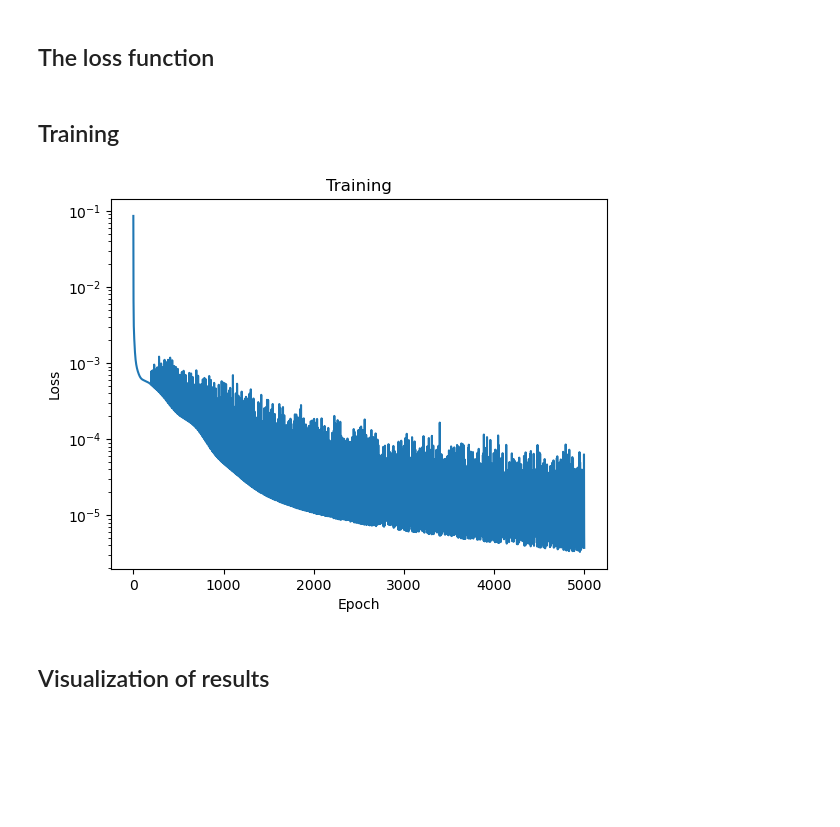
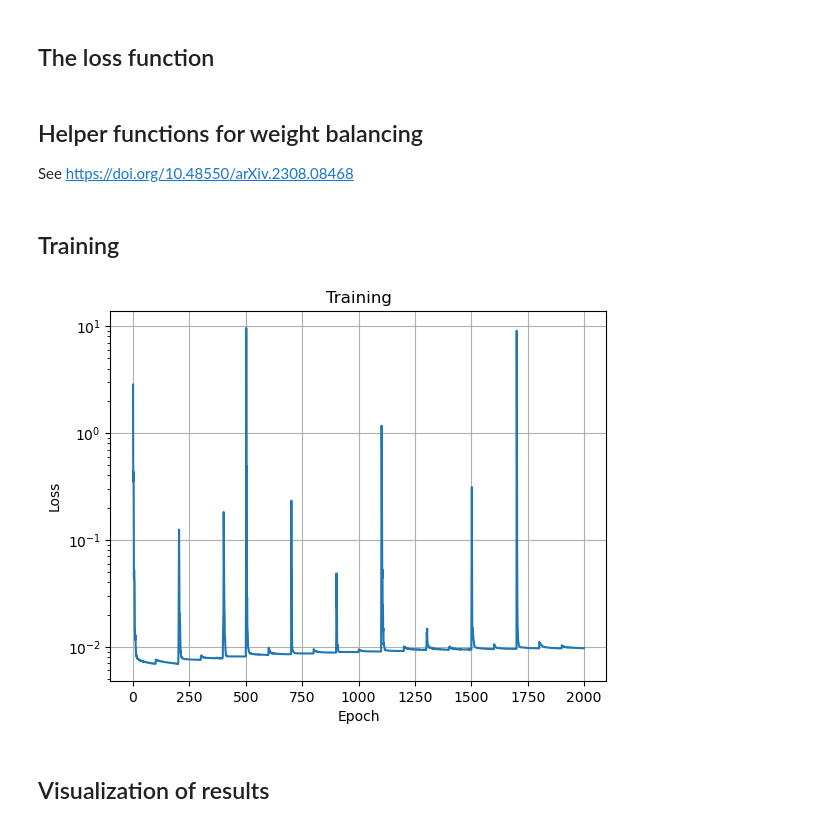
Before and after one commit to meyer-nils/numerical_examples, a Jupyter notebook: plate_hole_2d/tensorflow.ipynb, the cells around one changed output. Cells and saved outputs as stored; diff of their text form; code cells hidden in the pictures; blank space fills up the shorter version.

```diff
--- a/plate_hole_2d/tensorflow.ipynb
+++ b/plate_hole_2d/tensorflow.ipynb
@@ -146,16 +238,22 @@ def custom_loss(pos):
+# %% [markdown]
+## Helper functions for weight balancing
+
+See https://doi.org/10.48550/arXiv.2308.08468
+# %%
+# Initial weight of PDE loss
+W_PDE = 1.0
+# Initial weight of Dirichlet loss
+W_DIR = 1.0
+# Initial weight of Neumann loss
+W_NEU = 1.0
+# Initial weight of hole loss
+W_HOLE = 1.0
+# Weight update factor
+ALPHA = 0.9
+
+
+def update_weight(weight, grad_sum, norm):
+    new_weight = grad_sum / norm
+    return ALPHA * weight + (1 - ALPHA) * new_weight
 # %% [markdown]
 ## Training
-# %%
-opt = keras.optimizers.Adam(learning_rate=0.001)
-model.compile(optimizer=opt, loss=custom_loss(domain))
-
-dummy = np.zeros_like(domain)
-history = model.fit(dummy, dummy, epochs=5000, verbose=0)
-
-plt.semilogy(history.history["loss"])
-plt.title("Training")
-plt.ylabel("Loss")
-plt.xlabel("Epoch")
-plt.show()
-# %% [output]
-[figure, removed]
@@ -162,3 +327,12 @@ plt.show()
+# %%
+plt.semilogy(history)
+plt.title("Training")
+plt.ylabel("Loss")
+plt.xlabel("Epoch")
+plt.grid()
+plt.show()
+# %% [output]
+[figure, added]
 # %% [markdown]
 ## Visualization of results
 # %%
```
Also changed, not shown: parts of 11 cells of this notebook, 1 other file.
